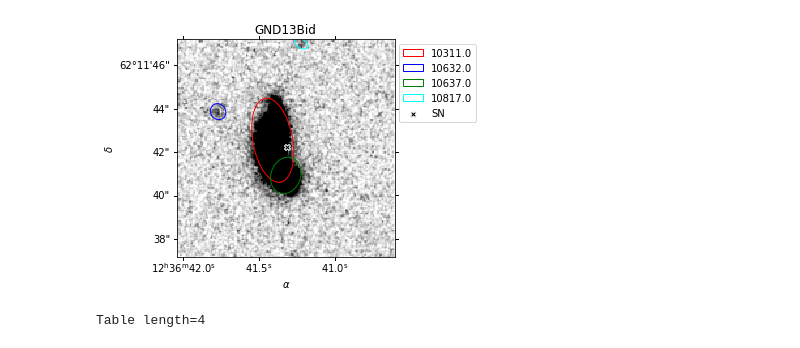
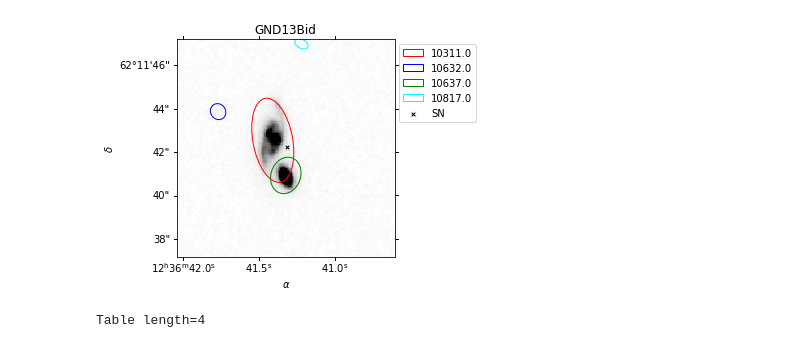
Before and after one commit to koconnor4/galaxy_catalogs, a Jupyter notebook: host_hists/candels/GND13Bid.ipynb, the cells around one changed output. Drawn from its saved outputs; the diff is of its cells as text; code cells hidden in the pictures.

```diff
--- a/host_hists/candels/GND13Bid.ipynb
+++ b/host_hists/candels/GND13Bid.ipynb
@@ -40,35 +40,35 @@ host = GND13Bid[1][2]
 # %%
 nick = GND13Bid[1][0]['name']
 # the SN skycoord location
 sn_loc = SkyCoord(GND13Bid[1][0]['RA'],GND13Bid[1][0]['DEC'],unit = (u.hourangle,u.deg))
 
 
 # updating the surveys
 update_near = update_galaxy_survey.update_survey(nearby)
 update_host = update_galaxy_survey.update_survey(host[0])
 
 # renaming for clarity
 nearby = update_near
 host = [update_host,host[1],host[2]]
 
 # getting list of the ids, elliptical parameters for each nearby for this SN
 ids = [i for i in nearby.mass[nearby.ids]]
 nearby_coords = [i for i in nearby.gal_skycoords()]
 a_ellipse = [np.float(i) for i in nearby.photom[nearby.a_ellip]]
 b_ellipse = [np.float(i) for i in nearby.photom[nearby.b_ellip]]
 theta_ellipse = [np.float(i) for i in nearby.photom[nearby.theta_ellip]]
 gal_sources = [nearby.source]*len(nearby.photom)
 
 # 5 element list, each element another x element list for a given SN with the x candidate parameters.
 possible_hosts = [nearby_coords, a_ellipse, b_ellipse, theta_ellipse,ids,gal_sources]
 
 # the ellipse 2nd argument wants a list with the x candidate parameters all together
 # ie not [[all coords], [all a], [all b], [all theta]] rather [[coords,a,b,theta],...]
 possible_hosts = list(zip(possible_hosts[0],possible_hosts[1],possible_hosts[2],possible_hosts[3],possible_hosts[4],possible_hosts[5]))
 
-ellipse(nick.lower()+'10x10.fits',possible_hosts,sn_loc,title=nick,save=False,show=True,diverging=False,logscale=False,val_min = -.0046,val_max = .0149 )
+ellipse(nick.lower()+'10x10.fits',possible_hosts,sn_loc,title=nick,save=False,show=True,diverging=False,logscale=False,val_min = -.0046,val_max = .175 )
 # %% [output]
-[figure, old version]
+[figure, new version]
 # %%
 from astropy.table import hstack
 hstack([nearby.mass[nearby.ids,nearby.redshift_names],nearby.physpar[nearby.zspec,nearby.zphot]])
```
Also changed, not shown: parts of 1 cell of this notebook.
